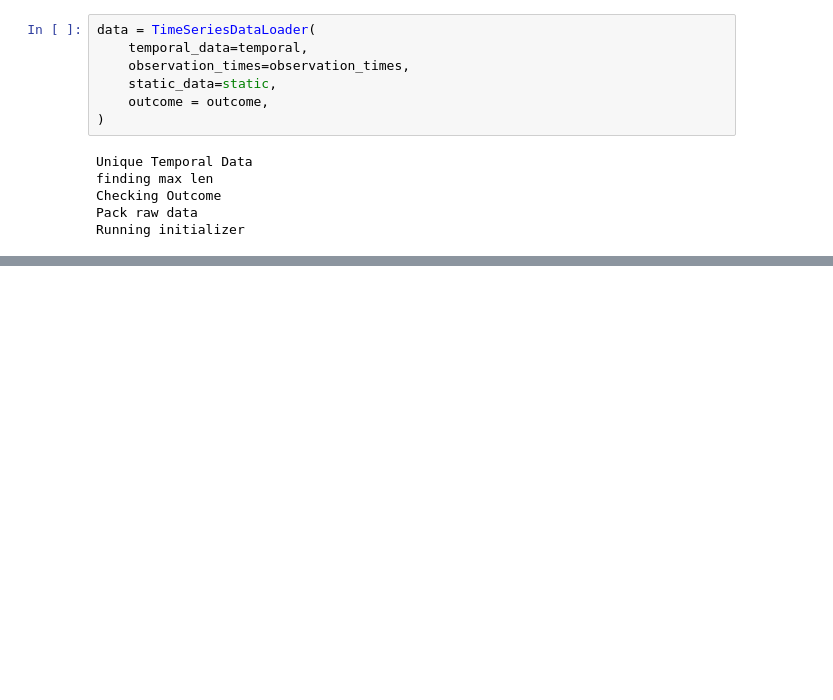
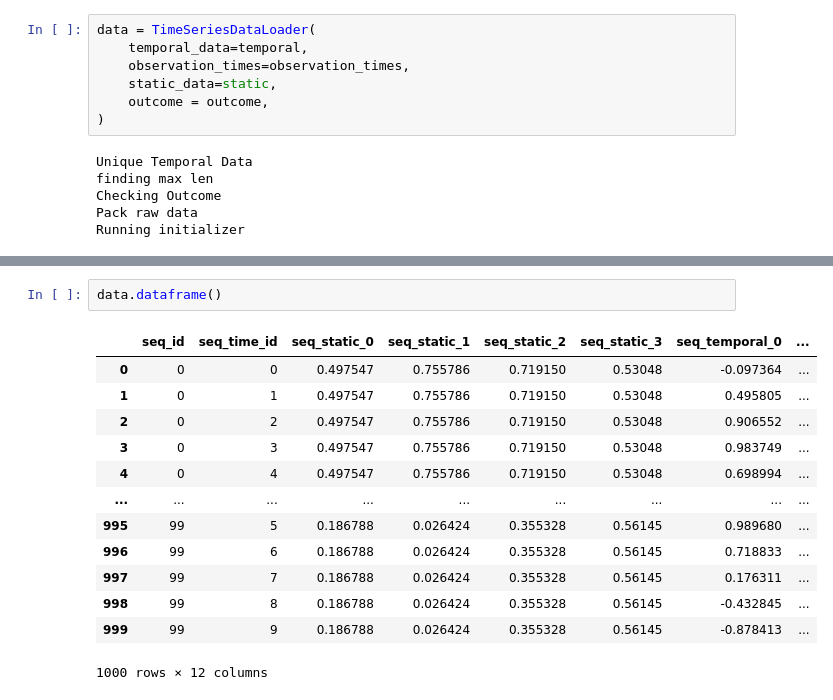
Before and after one commit to tremblerz/synthetic_time_series, a Jupyter notebook: src/SinSynth.ipynb, the cells around one changed output, grey strips where cells are left out. Cells and saved outputs as stored; diff of their text form; blank space fills up the shorter version.

```diff
--- a/src/SinSynth.ipynb
+++ b/src/SinSynth.ipynb
@@ -212,0 +59,16 @@ Running initializer
+# %%
+data.dataframe()
+# %% [output]
+|  | seq_id | seq_time_id | seq_static_0 | seq_static_1 | seq_static_2 | seq_static_3 | seq_temporal_0 | ... |
+| 0 | 0 | 0 | 0.497547 | 0.755786 | 0.719150 | 0.53048 | -0.097364 | ... |
+| 1 | 0 | 1 | 0.497547 | 0.755786 | 0.719150 | 0.53048 | 0.495805 | ... |
+| 2 | 0 | 2 | 0.497547 | 0.755786 | 0.719150 | 0.53048 | 0.906552 | ... |
+| 3 | 0 | 3 | 0.497547 | 0.755786 | 0.719150 | 0.53048 | 0.983749 | ... |
+| 4 | 0 | 4 | 0.497547 | 0.755786 | 0.719150 | 0.53048 | 0.698994 | ... |
+| ... | ... | ... | ... | ... | ... | ... | ... | ... |
+| 995 | 99 | 5 | 0.186788 | 0.026424 | 0.355328 | 0.56145 | 0.989680 | ... |
+| 996 | 99 | 6 | 0.186788 | 0.026424 | 0.355328 | 0.56145 | 0.718833 | ... |
+| 997 | 99 | 7 | 0.186788 | 0.026424 | 0.355328 | 0.56145 | 0.176311 | ... |
+| 998 | 99 | 8 | 0.186788 | 0.026424 | 0.355328 | 0.56145 | -0.432845 | ... |
+| 999 | 99 | 9 | 0.186788 | 0.026424 | 0.355328 | 0.56145 | -0.878413 | ... |
+1000 rows × 12 columns
```
Also changed, not shown: parts of 9 cells of this notebook, 6 other files.
